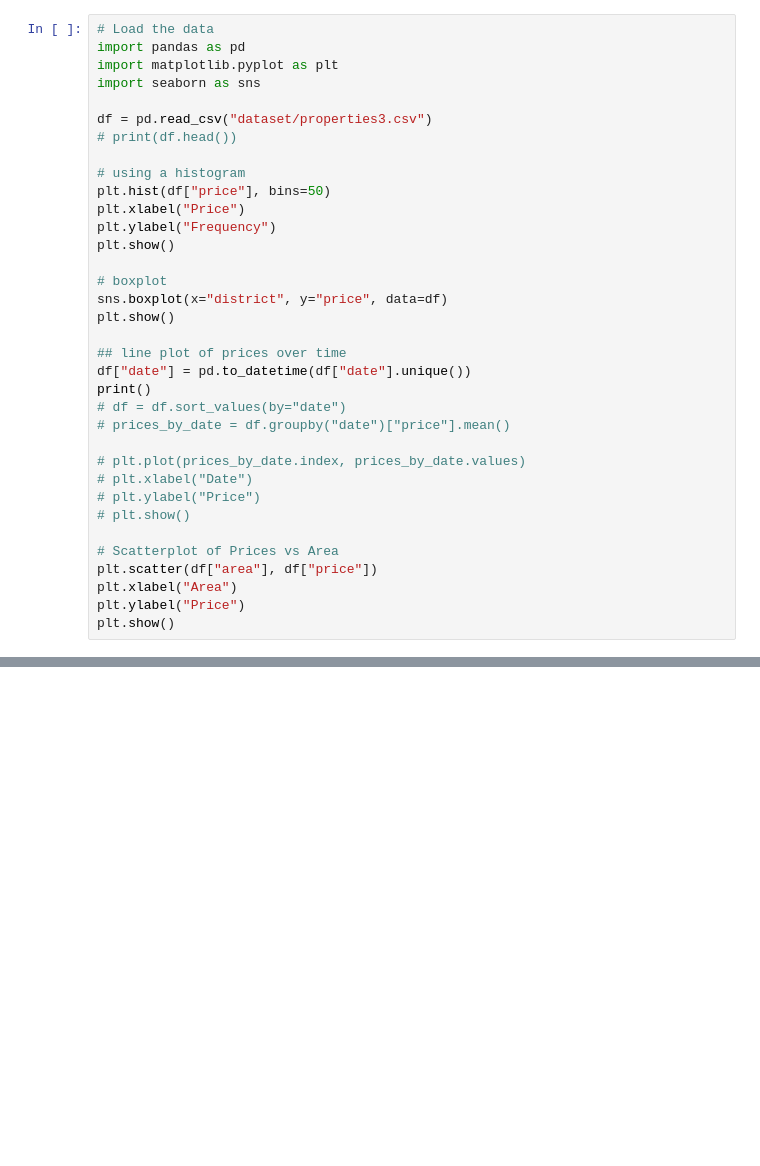
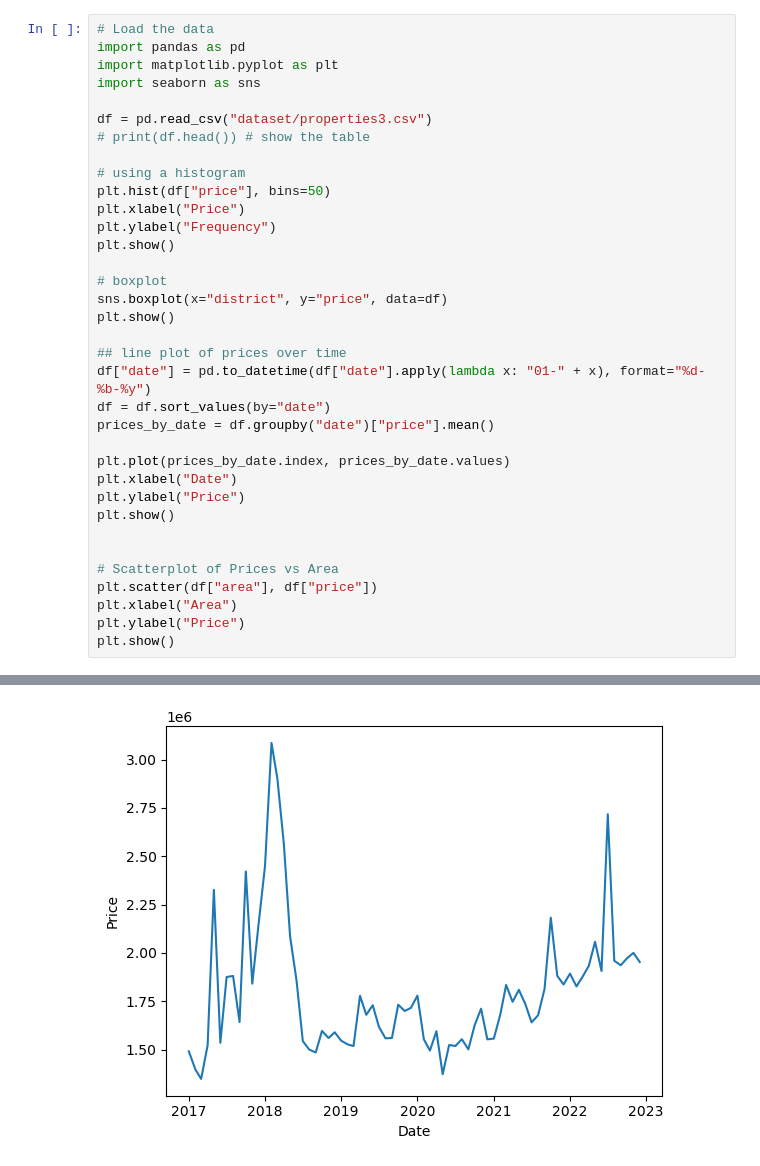
Before and after one commit to yAOwzers/Data-Visualizations, a Jupyter notebook: Properties/properties_visualization.ipynb, the cells around one changed output, grey strips where cells are left out. Cells and saved outputs as stored; diff of their text form; blank space fills up the shorter version.

Commit message:
fixed line plot

```diff
--- a/Properties/properties_visualization.ipynb
+++ b/Properties/properties_visualization.ipynb
@@ -5,7 +5,7 @@ import matplotlib.pyplot as plt
 import seaborn as sns
 
 df = pd.read_csv("dataset/properties3.csv")
-# print(df.head())
+# print(df.head()) # show the table
 
 # using a histogram
 plt.hist(df["price"], bins=50)
@@ -18,15 +18,15 @@ sns.boxplot(x="district", y="price", data=df)
 plt.show()
 
 ## line plot of prices over time
-df["date"] = pd.to_datetime(df["date"].unique())
-print()
-# df = df.sort_values(by="date")
-# prices_by_date = df.groupby("date")["price"].mean()
+df["date"] = pd.to_datetime(df["date"].apply(lambda x: "01-" + x), format="%d-%b-%y")
+df = df.sort_values(by="date")
+prices_by_date = df.groupby("date")["price"].mean()
 
-# plt.plot(prices_by_date.index, prices_by_date.values)
-# plt.xlabel("Date")
-# plt.ylabel("Price")
-# plt.show()
+plt.plot(prices_by_date.index, prices_by_date.values)
+plt.xlabel("Date")
+plt.ylabel("Price")
+plt.show()
+
 
 # Scatterplot of Prices vs Area
 plt.scatter(df["area"], df["price"])
@@ -39,0 +39 @@ OutOfBoundsDatetime: Out of bounds nanosecond timestamp: 1-01-17 00:00:00 presen
+[figure, added]
```
Also changed, not shown: parts of 1 cell of this notebook.
